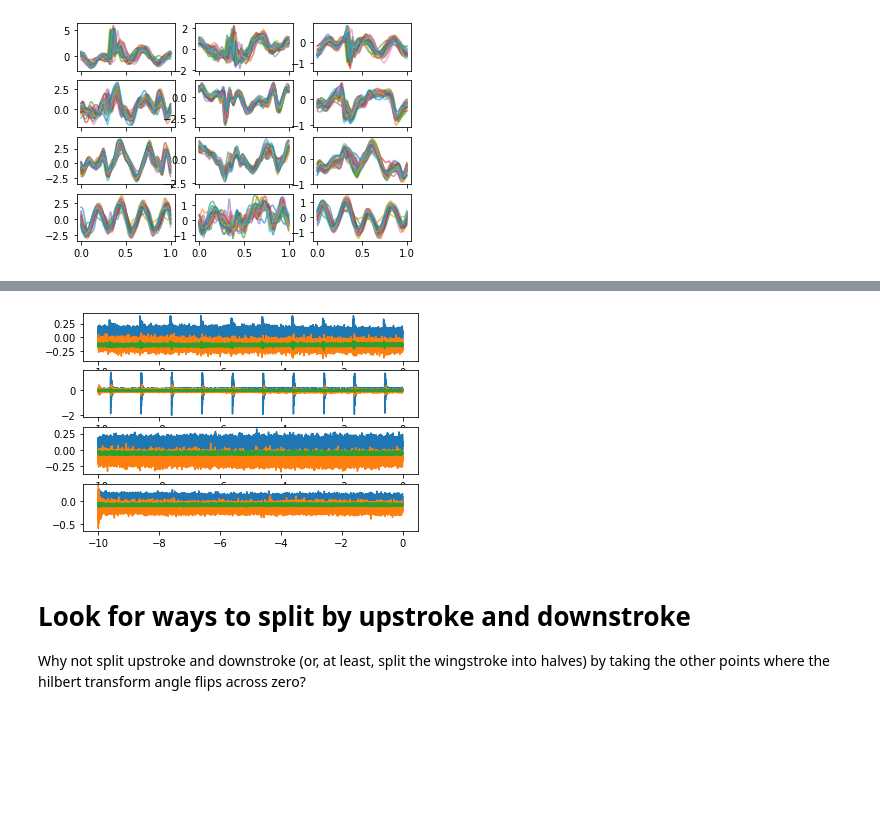
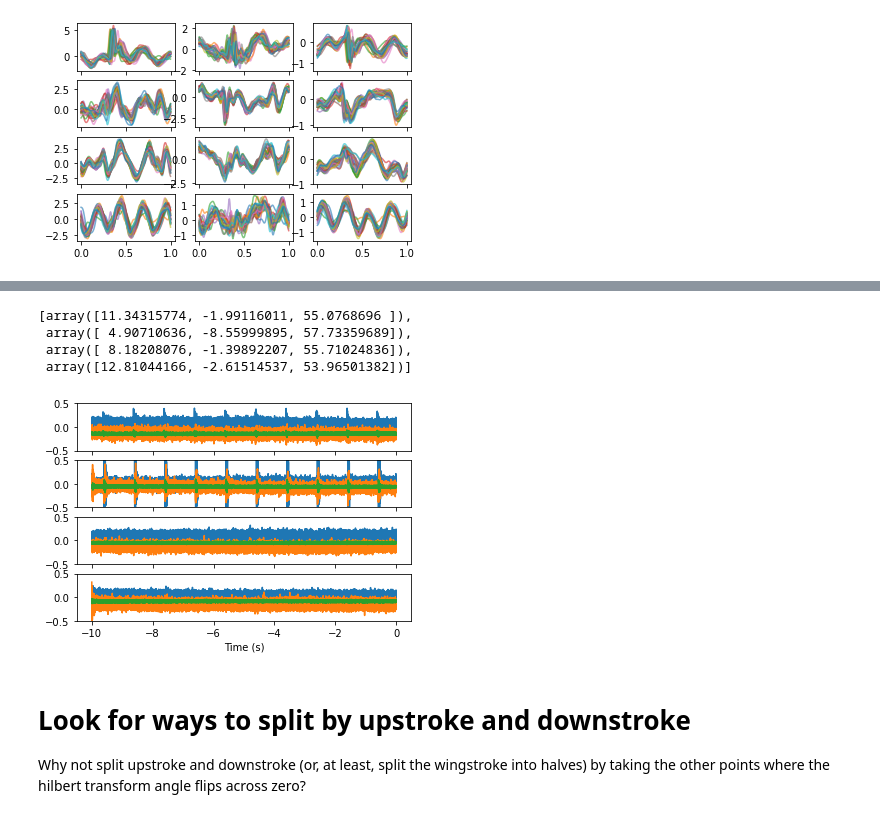
Before and after one commit to LeoJW/stimPitchAnalysis, a Jupyter notebook: figures.ipynb, the cells around one changed output, grey strips where cells are left out. Saved outputs shown, nothing was run; the diff lists cells and outputs as text; code cells hidden in the pictures; blank space fills up the shorter version.

Commit message:
further improvement for plot to demonstrate torque COM calibration

```diff
--- a/figures.ipynb
+++ b/figures.ipynb
@@ -51,32 +54,38 @@ for i,d in enumerate(runDates):
 # %%
 readFrom = 'dropbox'
-fig, ax = plt.subplots(len(runDates), 1)
+fig, ax = plt.subplots(len(runDates), 1, sharex=True, sharey=True)
 for ii,date in enumerate(runDates):
         # Read empty FT for bias
         biasmat, _, fsamp = readRaw(date, 'empty', doFT=True, readFrom=readFrom)
         bias = biasmat.mean(axis=0)[1:-1]
         # Use quiescent moth from stim characterization to find translation to COM
         charTrials = whichTrials(date, purpose='char', readFrom=readFrom)
         M, _, _ = readRaw(date, str(charTrials[0]).zfill(3), doFT=True, readFrom=readFrom)
         mat = M.mean(axis=0)[1:-1]
         # Apply calibration matrix and bias, get mean forces and torques for quiescent moth
         meanFT = transformFTdata((mat-bias).transpose(), M_trans=np.identity(6))
-
         lx,ly,lz = translations[runDates.index(date)].x
         lz = lz+20
         M_trans = np.array([
                 [1,0,0,0,0,0],
                 [0,1,0,0,0,0],
                 [0,0,1,0,0,0],
                 [0, lz, -ly, 1, 0, 0],
                 [-lz, 0, lx, 0, 1, 0],
                 [ly, -lx, 0, 0, 0, 1]
                 ])
         new = transformFTdata((M[:,1:7]-bias).transpose(), M_trans=M_trans)
         for i in range(3):
                 ax[ii].plot(M[:,0], new[:,3+i])
+ax[len(runDates)-1].set_xlabel('Time (s)')
+ax[0].set_ylim((-0.5,0.5))
+[translations[i].x for i in range(len(runDates))]
 # %% [output]
+[array([11.34315774, -1.99116011, 55.0768696 ]),
+ array([ 4.90710636, -8.55999895, 57.73359689]),
+ array([ 8.18208076, -1.39892207, 55.71024836]),
+ array([12.81044166, -2.61514537, 53.96501382])]
-[figure, old version]
+[figure, new version]
 # %% [markdown]
 # Look for ways to split by upstroke and downstroke
 
```
Also changed, not shown: parts of 1 cell of this notebook.
